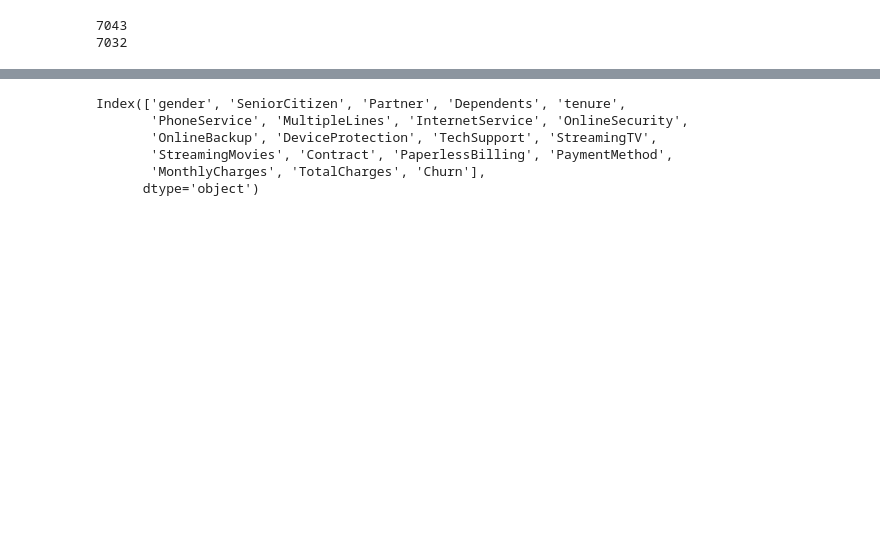
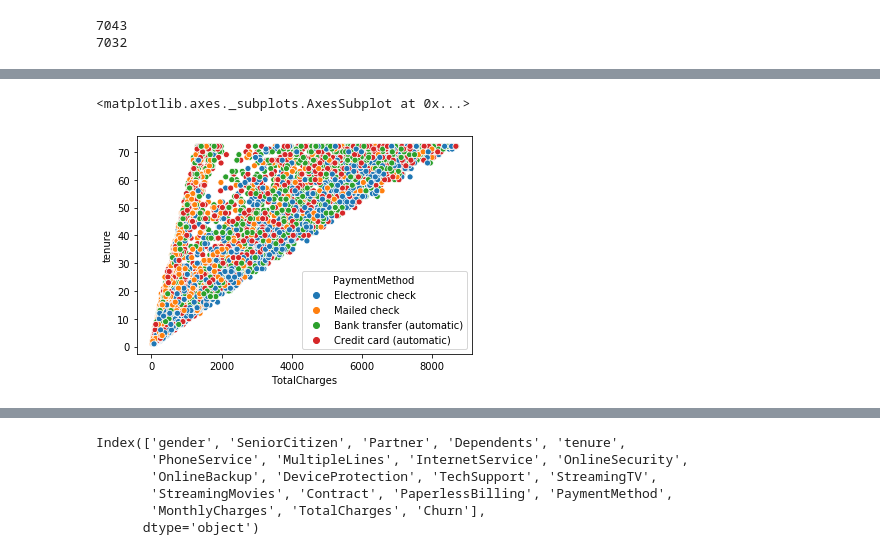
Before and after one commit to zachzazueta/telecom_churn_project, a Jupyter notebook: Notebook 2 - Cleaning and KPrototype.ipynb, the cells around one changed output, grey strips where cells are left out. Cells and saved outputs as stored; diff of their text form; code cells hidden in the pictures; blank space fills up the shorter version.

```diff
--- a/Notebook 2 - Cleaning and KPrototype.ipynb
+++ b/Notebook 2 - Cleaning and KPrototype.ipynb
@@ -131,3 +138,8 @@ sns.countplot(x='SeniorCitizen', data=df)
+# %%
+sns.scatterplot(df.TotalCharges, df.tenure, df.PaymentMethod)
+# %% [output]
+<matplotlib.axes._subplots.AxesSubplot at 0x...>
+[figure, added]
 # %%
 for i in df.columns:
     if df[i].dtype == 'float64':
```
Also changed, not shown: parts of 19 cells of this notebook.
